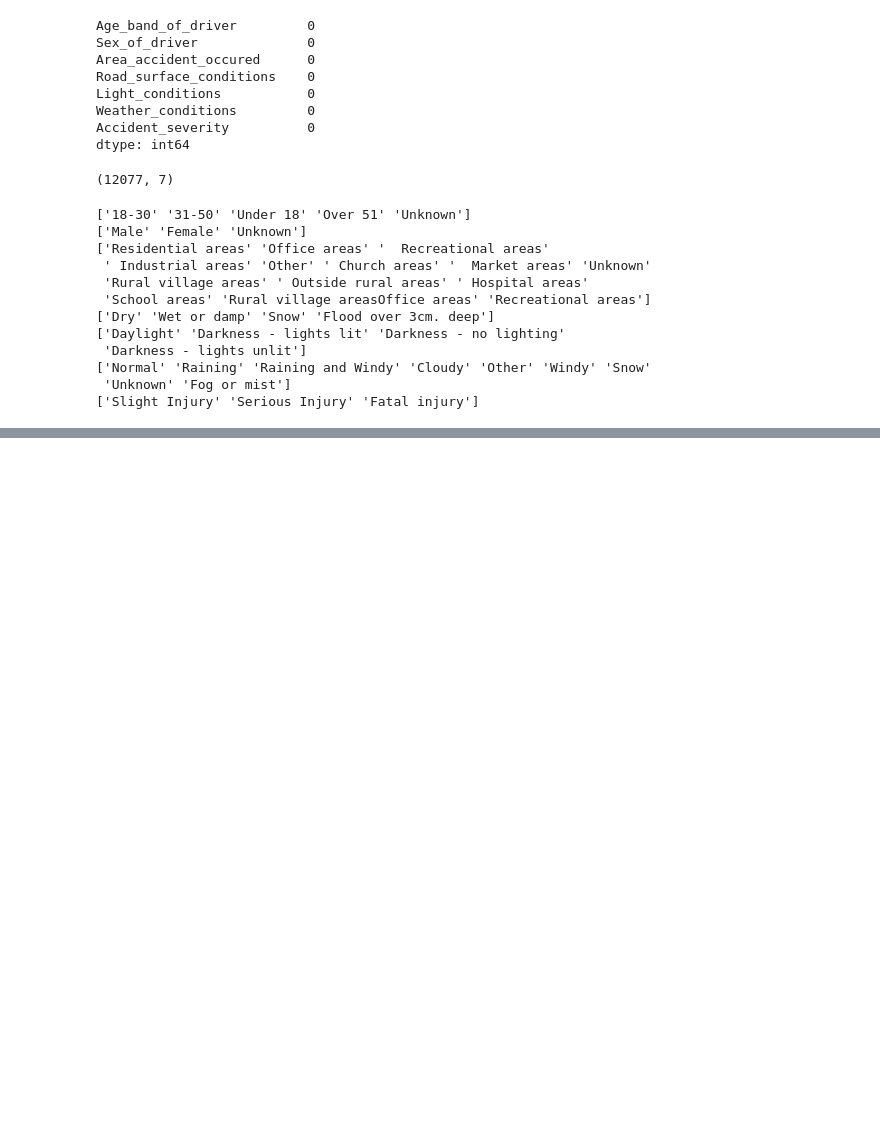
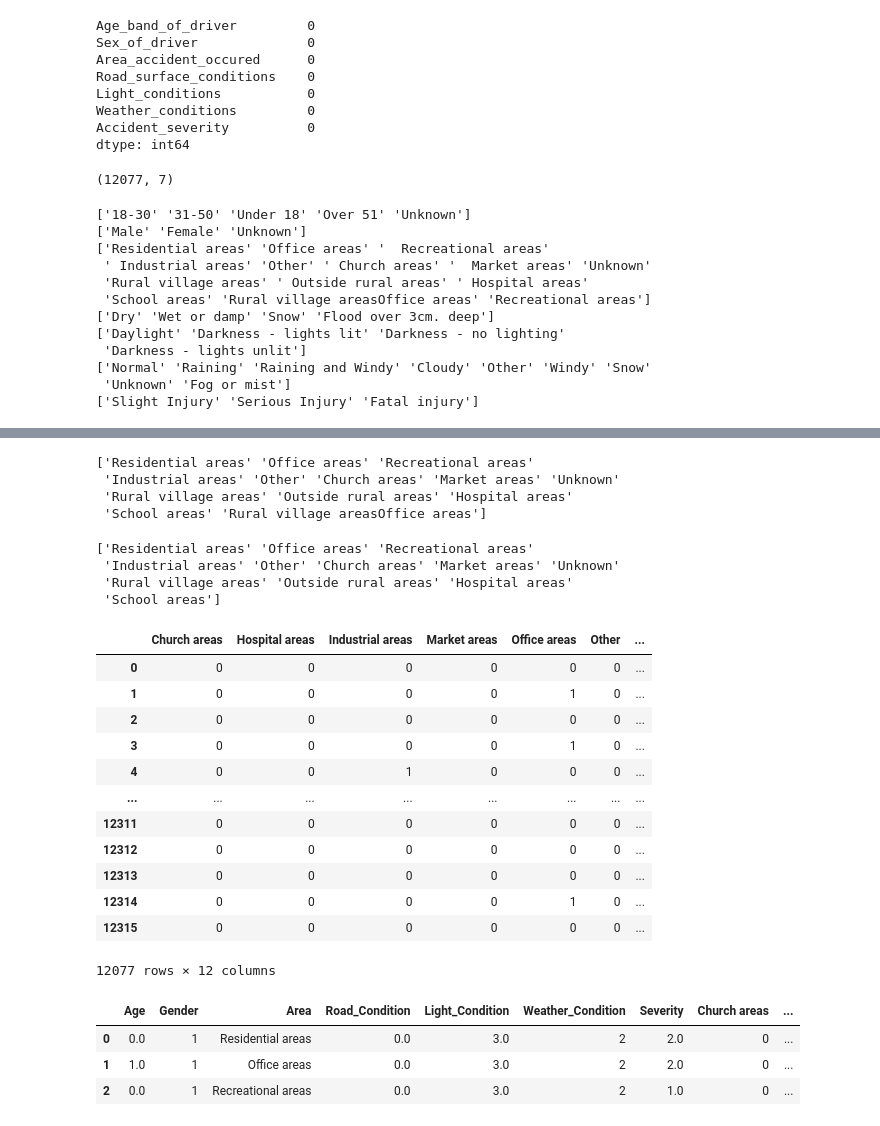
Before and after one commit to aadhil2k4/Age-Based-Risk-Profiles, a Jupyter notebook: Profile.ipynb, the cells around one changed output, grey strips where cells are left out. Cells and saved outputs as stored; diff of their text form; code cells hidden in the pictures; blank space fills up the shorter version.

```diff
--- a/Profile.ipynb
+++ b/Profile.ipynb
@@ -110,0 +159,55 @@ for i in range(len(valueCounts)):
+# %%
+df1['Area'] = df1['Area'].str.strip()
+# %%
+print(df1['Area'].unique())
+# %% [output]
+['Residential areas' 'Office areas' 'Recreational areas'
+ 'Industrial areas' 'Other' 'Church areas' 'Market areas' 'Unknown'
+ 'Rural village areas' 'Outside rural areas' 'Hospital areas'
+ 'School areas' 'Rural village areasOffice areas']
+# %%
+df1['Area'] = df1['Area'].replace('Rural village areasOffice areas','Rural village areas')
+# %%
+print(df1['Area'].unique())
+# %% [output]
+['Residential areas' 'Office areas' 'Recreational areas'
+ 'Industrial areas' 'Other' 'Church areas' 'Market areas' 'Unknown'
+ 'Rural village areas' 'Outside rural areas' 'Hospital areas'
+ 'School areas']
+# %%
+#Ordinal Encoder
+df1['Age'] = ordinal_encoder.fit_transform(df1[['Age']])
+df1['Road_Condition'] = ordinal_encoder.fit_transform(df1[['Road_Condition']])
+df1['Light_Condition'] = ordinal_encoder.fit_transform(df1[['Light_Condition']])
+df1['Severity'] = ordinal_encoder.fit_transform(df1[['Severity']])
+# %%
+#Label Encoder
+df1['Gender'] = label_encoder.fit_transform(df1['Gender'])
+df1['Weather_Condition'] = label_encoder.fit_transform(df1['Weather_Condition'])
+# %%
+#One Hot Encoding
+dummies = pd.get_dummies(df1.Area)
+dummies = dummies.astype(int)
+dummies
+# %% [output]
+|  | Church areas | Hospital areas | Industrial areas | Market areas | Office areas | Other | ... |
+| 0 | 0 | 0 | 0 | 0 | 0 | 0 | ... |
+| 1 | 0 | 0 | 0 | 0 | 1 | 0 | ... |
+| 2 | 0 | 0 | 0 | 0 | 0 | 0 | ... |
+| 3 | 0 | 0 | 0 | 0 | 1 | 0 | ... |
+| 4 | 0 | 0 | 1 | 0 | 0 | 0 | ... |
+| ... | ... | ... | ... | ... | ... | ... | ... |
+| 12311 | 0 | 0 | 0 | 0 | 0 | 0 | ... |
+| 12312 | 0 | 0 | 0 | 0 | 0 | 0 | ... |
+| 12313 | 0 | 0 | 0 | 0 | 0 | 0 | ... |
+| 12314 | 0 | 0 | 0 | 0 | 1 | 0 | ... |
+| 12315 | 0 | 0 | 0 | 0 | 0 | 0 | ... |
+12077 rows × 12 columns
+# %%
+df1 = pd.concat([df1, dummies], axis='columns')
+df1.head(3)
+# %% [output]
+|  | Age | Gender | Area | Road_Condition | Light_Condition | Weather_Condition | Severity | Church areas | ... |
+| 0 | 0.0 | 1 | Residential areas | 0.0 | 3.0 | 2 | 2.0 | 0 | ... |
+| 1 | 1.0 | 1 | Office areas | 0.0 | 3.0 | 2 | 2.0 | 0 | ... |
+| 2 | 0.0 | 1 | Recreational areas | 0.0 | 3.0 | 2 | 1.0 | 0 | ... |
```
Also changed, not shown: parts of 11 cells of this notebook, 1 other file.
